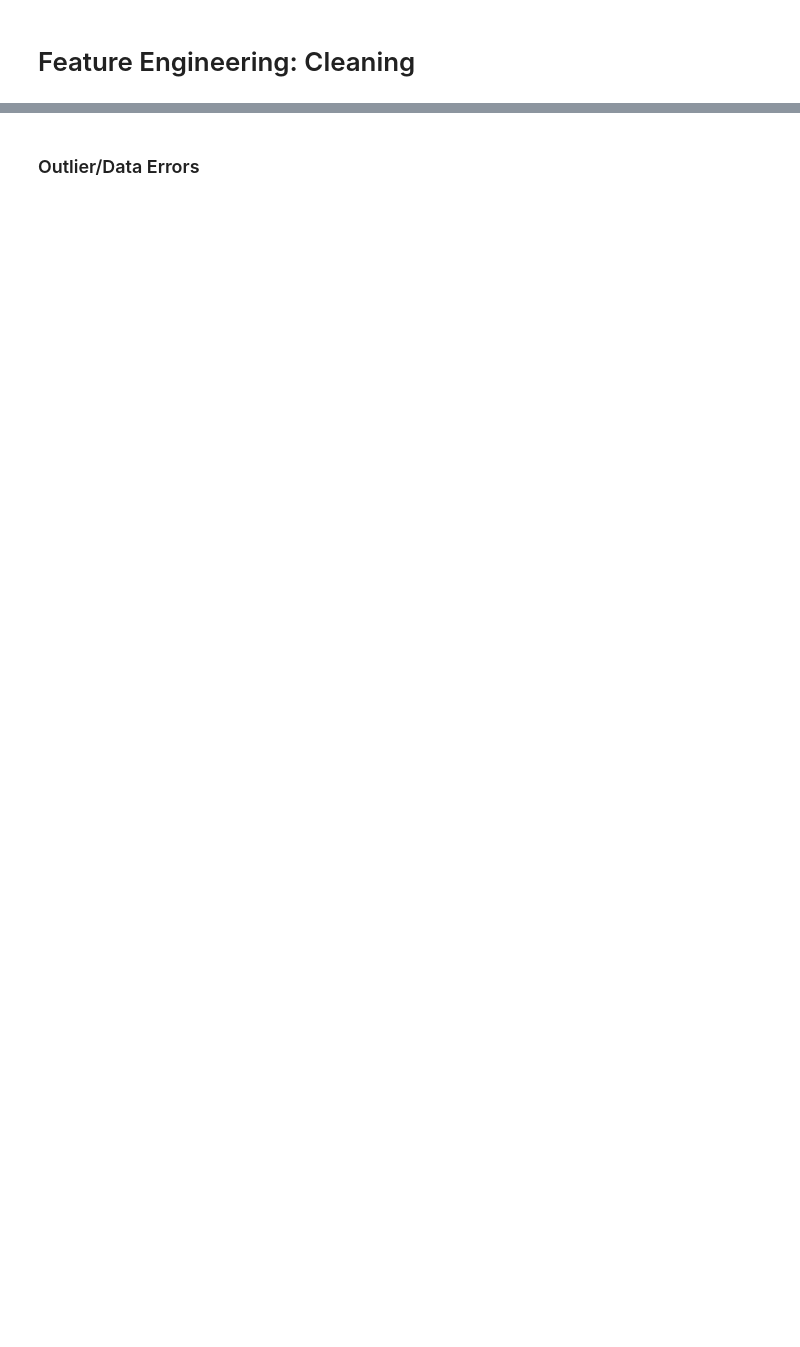
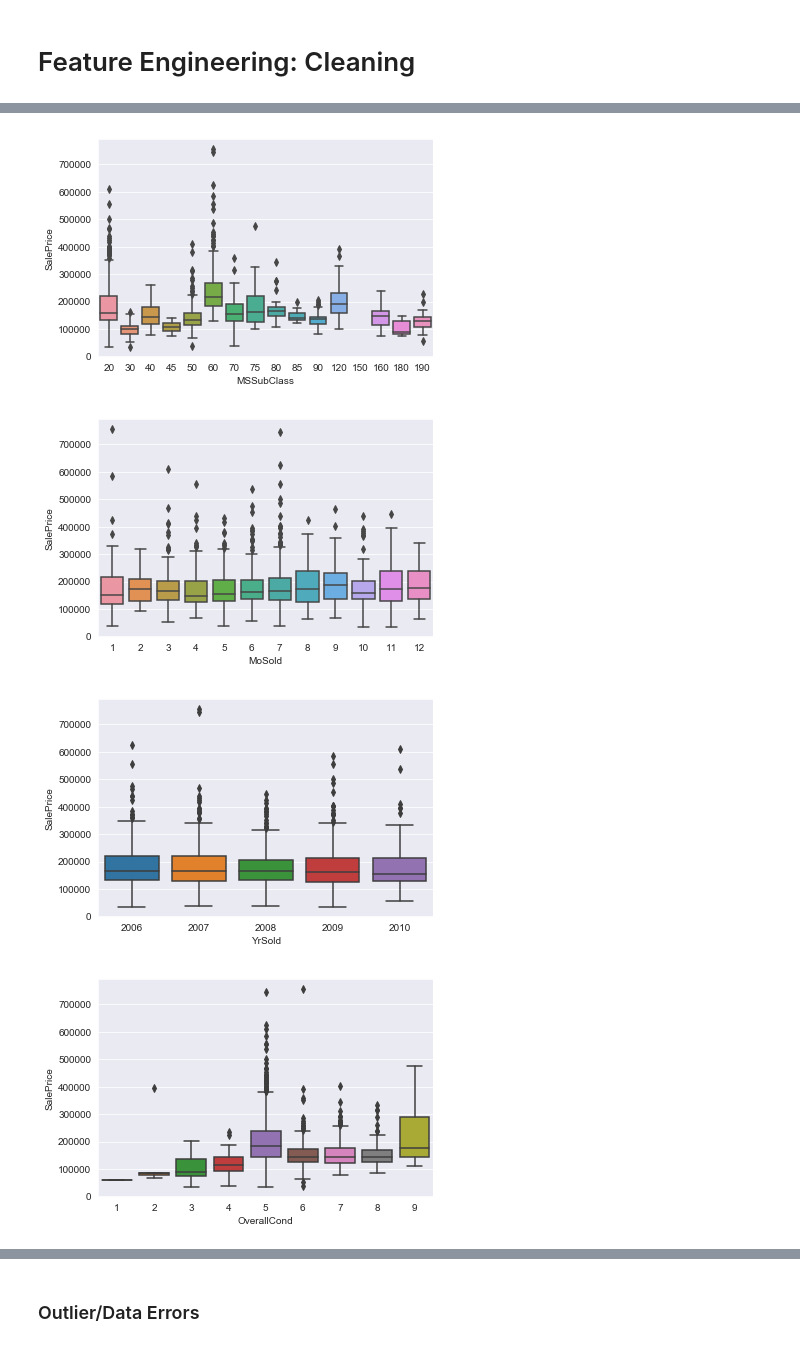
Before and after one commit to dpleus/HousingPrices, a Jupyter notebook: Housing Prices-v2.ipynb, the cells around one changed output, grey strips where cells are left out. Cells and saved outputs as stored; diff of their text form; code cells hidden in the pictures; blank space fills up the shorter version.

```diff
--- a/Housing Prices-v2.ipynb
+++ b/Housing Prices-v2.ipynb
@@ -4,6 +4,9 @@ from sklearn.model_selection import train_test_split
 import seaborn as sns
 import matplotlib.pyplot as plt
 import numpy as np
+sns.set_style("darkgrid")
+import warnings
+warnings.filterwarnings('once')
 # %%
 #Read Training File
 df_train=pd.read_csv("train.csv")
@@ -29,0 +65,9 @@ cat_cols=X.columns.values[X.dtypes=="object"]
+# %%
+for each in false_nums:
+    plt.figure()
+    sns.boxplot(X[each],y=y)
+# %% [output]
+[figure, added]
+[figure, added]
+[figure, added]
+[figure, added]
```
Also changed, not shown: parts of 36 cells of this notebook.
